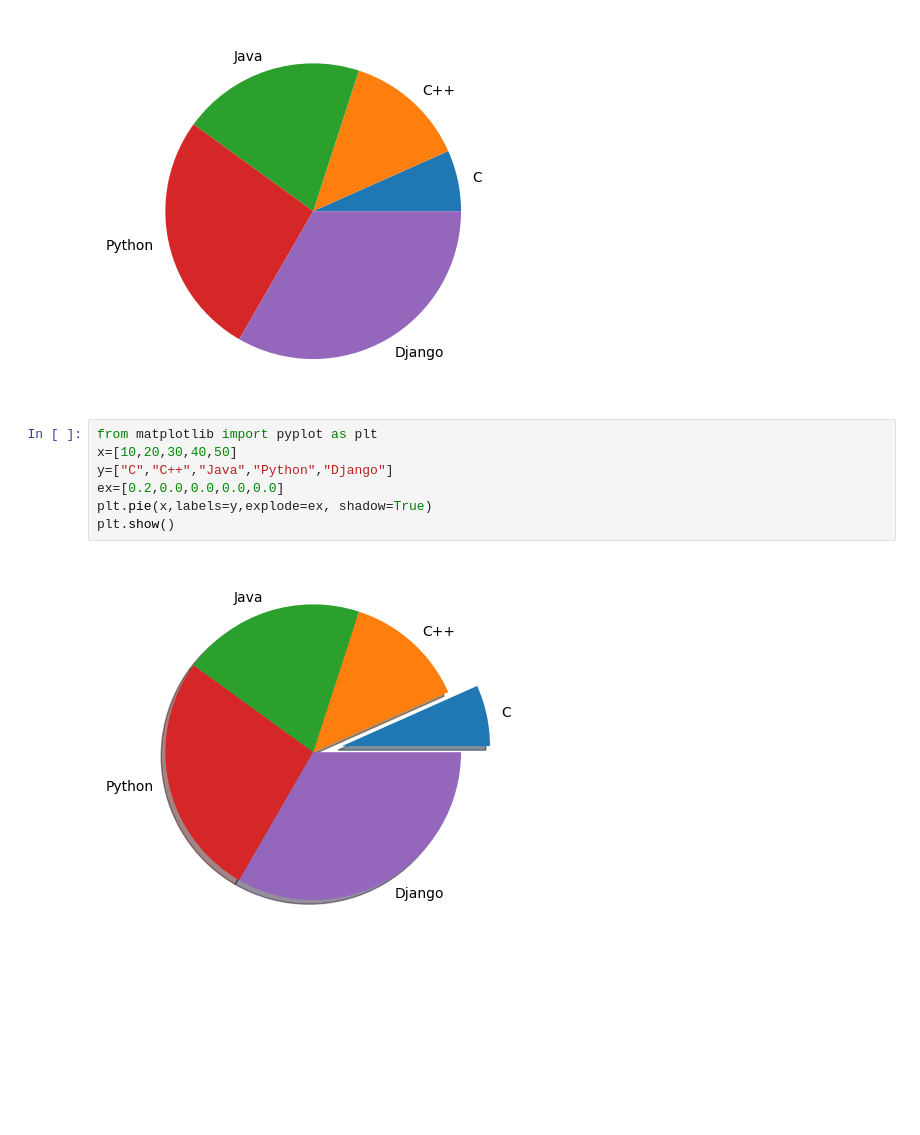
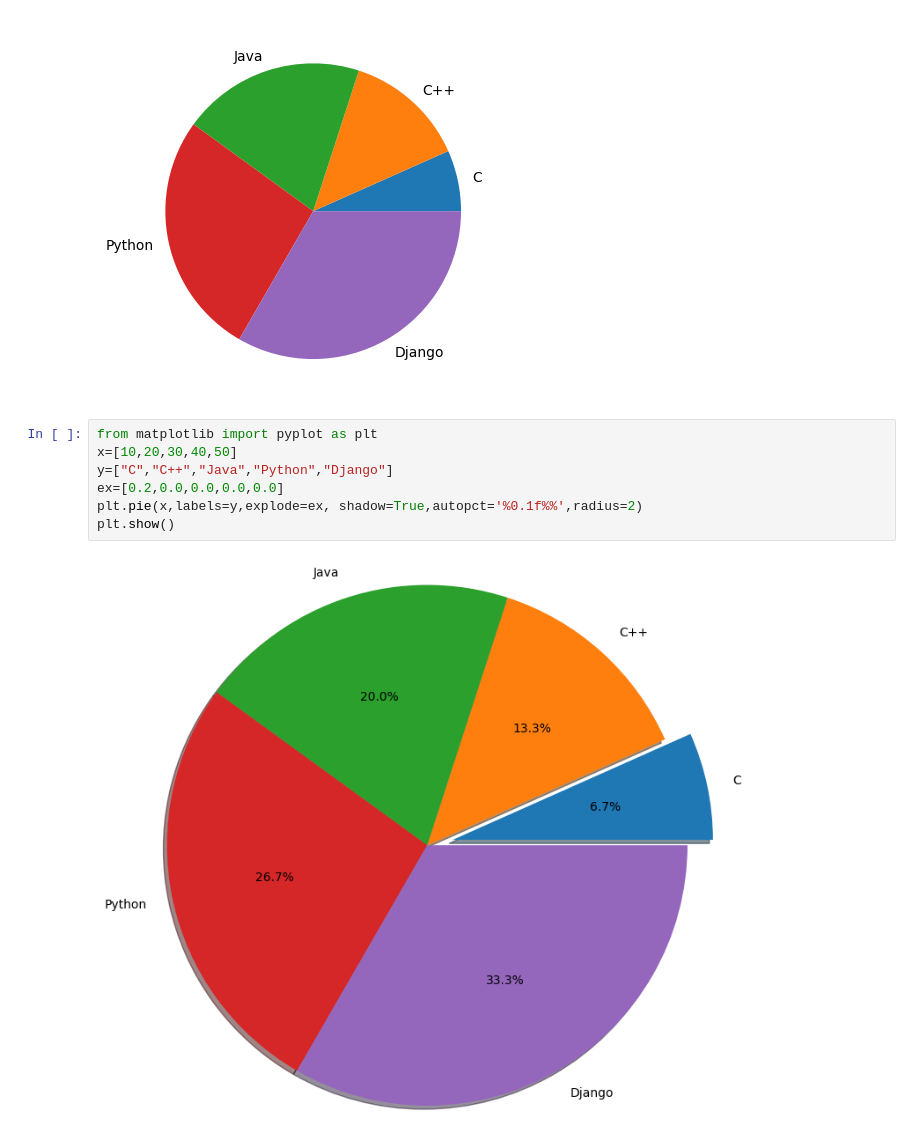
Before and after one commit to 63Ankit/Extra_Activity, a Jupyter notebook: matplotlib.ipynb, the cells around one changed output. Saved outputs shown, nothing was run; the diff lists cells and outputs as text; blank space fills up the shorter version.

```diff
--- a/matplotlib.ipynb
+++ b/matplotlib.ipynb
@@ -259,9 +259,9 @@ plt.show()
 # %%
 from matplotlib import pyplot as plt
 x=[10,20,30,40,50]
 y=["C","C++","Java","Python","Django"]
 ex=[0.2,0.0,0.0,0.0,0.0]
-plt.pie(x,labels=y,explode=ex, shadow=True)
+plt.pie(x,labels=y,explode=ex, shadow=True,autopct='%0.1f%%',radius=2)
 plt.show()
 # %% [output]
-[figure, old version]
+[figure, new version]
```
Also changed, not shown: parts of 3 cells of this notebook.
